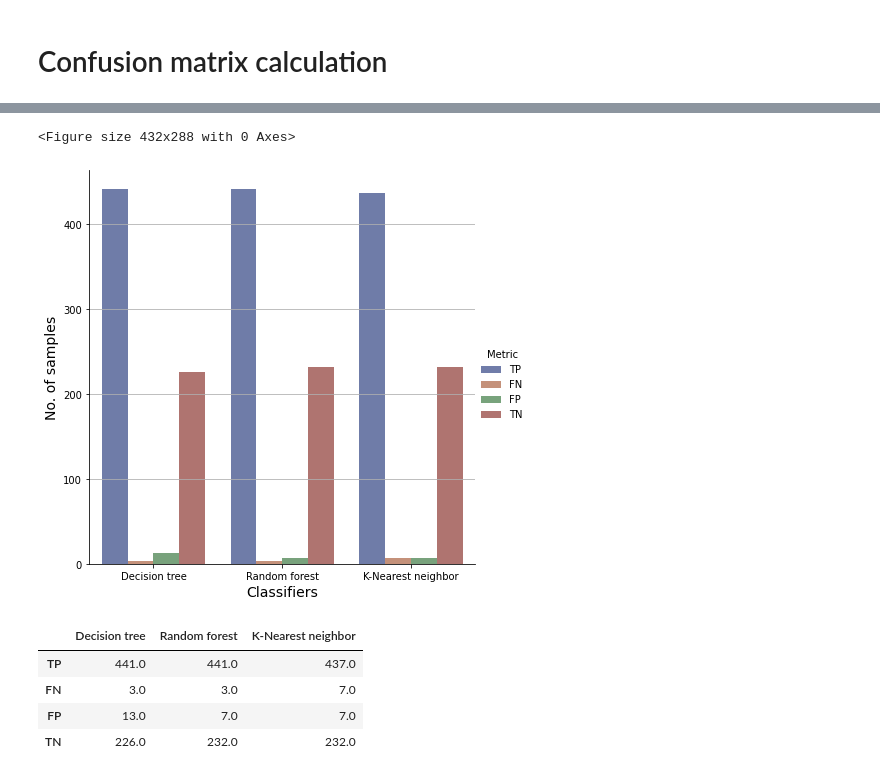
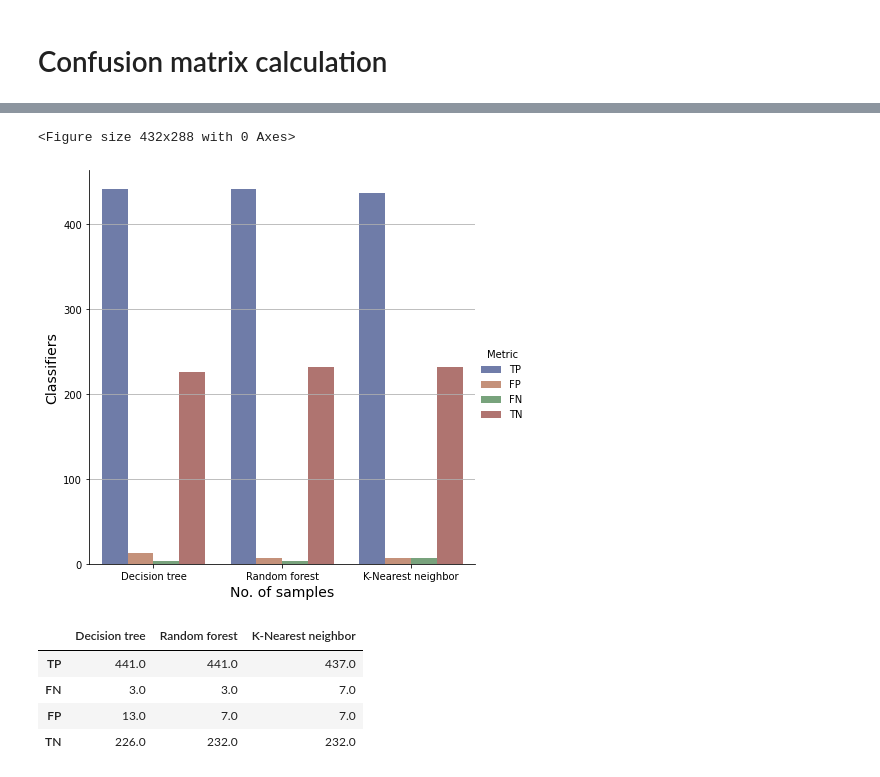
Before and after one commit to cleversonahum/breast_cancer_diagnosis, a Jupyter notebook: notebook/dt_classifier_breast_cancer.ipynb, the cells around one changed output, grey strips where cells are left out. Drawn from its saved outputs; the diff is of its cells as text; code cells hidden in the pictures.

Commit message:
Plotting metrics for figures 16 and 17
I've implemented a function to plot bar graphs with seaborn and
automatized the plots of all metrics for figure 16 and 17, with
exception of AUC.

```diff
--- a/notebook/dt_classifier_breast_cancer.ipynb
+++ b/notebook/dt_classifier_breast_cancer.ipynb
@@ -260,21 +251,36 @@ for index, classifier_info in enumerate(classifiers):
-# %%
-# Generate dataset to plot using seaborn package
-indexes = ["TP", "FN", "FP", "TN"]
-df_confusion_matrixes = pd.DataFrame(confusion_matrixes, columns=indexes)
-df_confusion_matrixes.insert(0, 'classifier_type', [label for _, label in classifiers], True)
-df_confusion_matrixes = pd.melt(df_confusion_matrixes, id_vars=['classifier_type'], value_vars=indexes, var_name='Metric')
-df_confusion_matrixes
-
-# Plot confusion matrixes for each classifier
-plt.figure()
-sns.catplot(data=df_confusion_matrixes, kind="bar", x="classifier_type", y ="value", hue="Metric", ci="sd", palette="dark", alpha=.6, height=6)
-plt.ylabel("No. of samples", fontsize=14)
-plt.xlabel("Classifiers", fontsize=14)
-plt.grid(axis='y')
-plt.show()
-# %% [output]
-<Figure size 432x288 with 0 Axes>
-[figure, removed]
+# %%
+def plot_metrics(dataframe, metric_indexes, indexes_results, orientation, xlabel, ylabel):
+    classifier_labels = ["Decision tree", "Random forest", "K-Nearest neighbor"]
+    df_perf_results = pd.DataFrame(dataframe, columns=metric_indexes)
+    df_perf_results.insert(0, 'classifier_type', classifier_labels, True)
+    df_perf_results = pd.melt(df_perf_results, id_vars=['classifier_type'], value_vars=indexes_results, var_name='Metric')
+
+    # Plot confusion matrixes for each classifier
+    plt.figure()
+    if orientation=="h":
+        x = "value"
+        y = "classifier_type"
+        gridon = "x"
+    else:
+        y = "value"
+        x = "classifier_type"
+        gridon = "y"
+    x = "value" if orientation=="h" else "classifier_type"
+    y = "classifier_type" if orientation=="h" else "value"
+    sns.catplot(data=df_perf_results, kind="bar", orient=orientation, x=x, y=y, hue="Metric", ci="sd", palette="dark", alpha=.6, height=6)
+    plt.ylabel(xlabel, fontsize=14)
+    plt.xlabel(ylabel, fontsize=14)
+    plt.grid(axis=gridon)
+    plt.show()
+
+# Generate dataset to plot using seaborn package
+indexes = ["TP", "FN", "FP", "TN"]
+indexes_result1 = ["TP", "FP", "FN", "TN"]
+
+plot_metrics(confusion_matrixes, indexes, indexes_result1, "v", "Classifiers", "No. of samples")
+# %% [output]
+<Figure size 432x288 with 0 Axes>
+[figure, added]
 # %%
 df_confusion_matrixes = pd.DataFrame(confusion_matrixes, columns=indexes, index=[label for _, label in classifiers])
 df_confusion_matrixes.T
```
Also changed, not shown: parts of 9 cells of this notebook.
